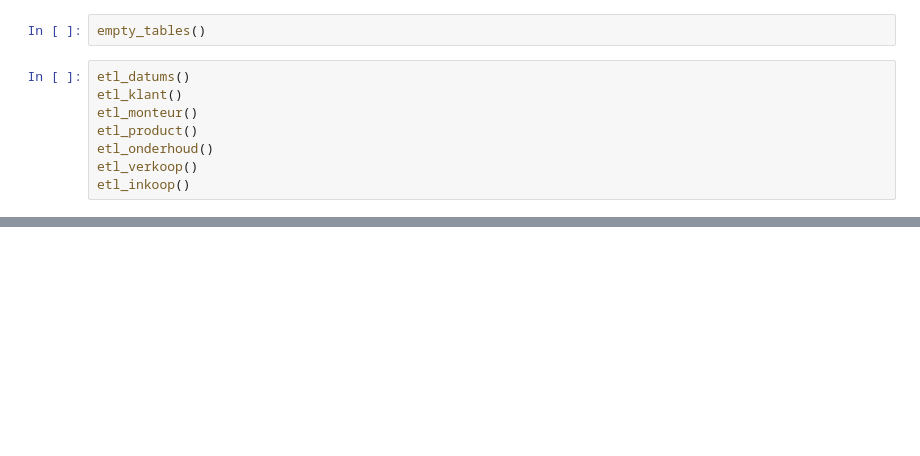
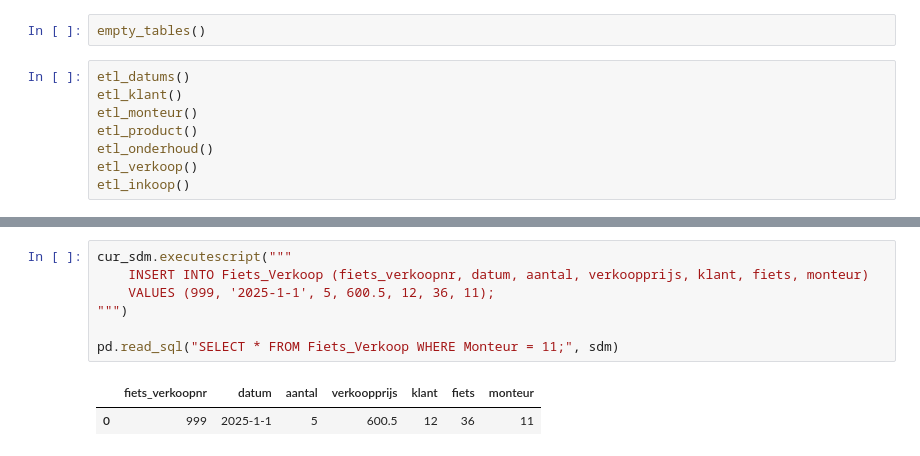
Before and after one commit to Alexanderdeweger/DEAI_portfolio, a Jupyter notebook: Week5/DE/werk.ipynb, the cells around one changed output, grey strips where cells are left out. Saved outputs shown, nothing was run; the diff lists cells and outputs as text; blank space fills up the shorter version.

```diff
--- a/Week5/DE/werk.ipynb
+++ b/Week5/DE/werk.ipynb
@@ -511,0 +491,10 @@ pd.read_sql("SELECT * FROM Monteur_dim", dwh)
+# %%
+cur_sdm.executescript("""
+    INSERT INTO Fiets_Verkoop (fiets_verkoopnr, datum, aantal, verkoopprijs, klant, fiets, monteur)
+    VALUES (999, '2025-1-1', 5, 600.5, 12, 36, 11);
+""")
+
+pd.read_sql("SELECT * FROM Fiets_Verkoop WHERE Monteur = 11;", sdm)
+# %% [output]
+|  | fiets_verkoopnr | datum | aantal | verkoopprijs | klant | fiets | monteur |
+| 0 | 999 | 2025-1-1 | 5 | 600.5 | 12 | 36 | 11 |
```
Also changed, not shown: parts of 16 cells of this notebook, 1 other file.
